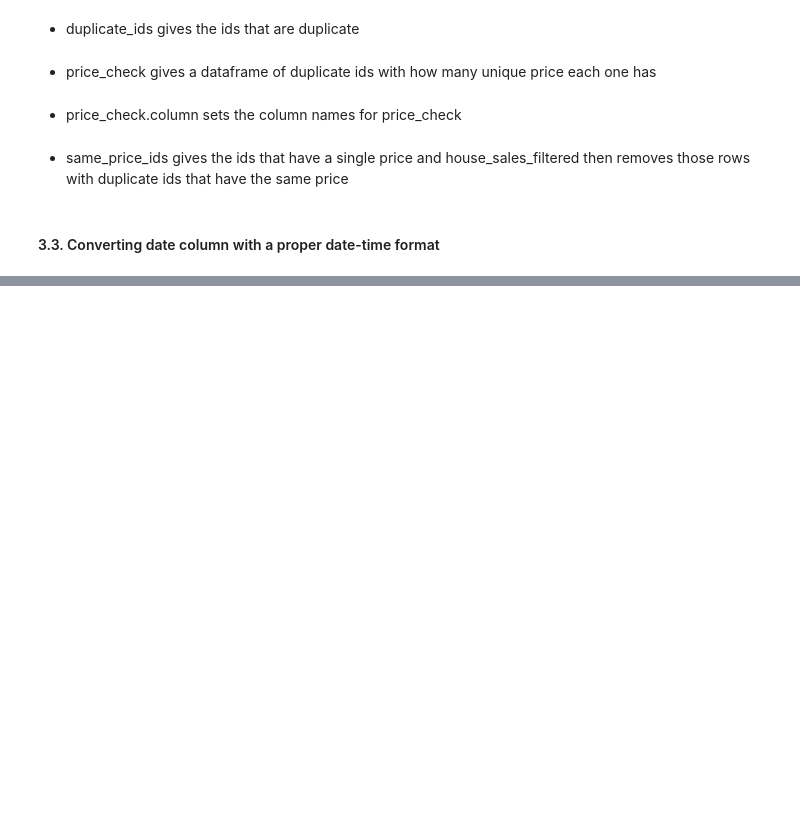
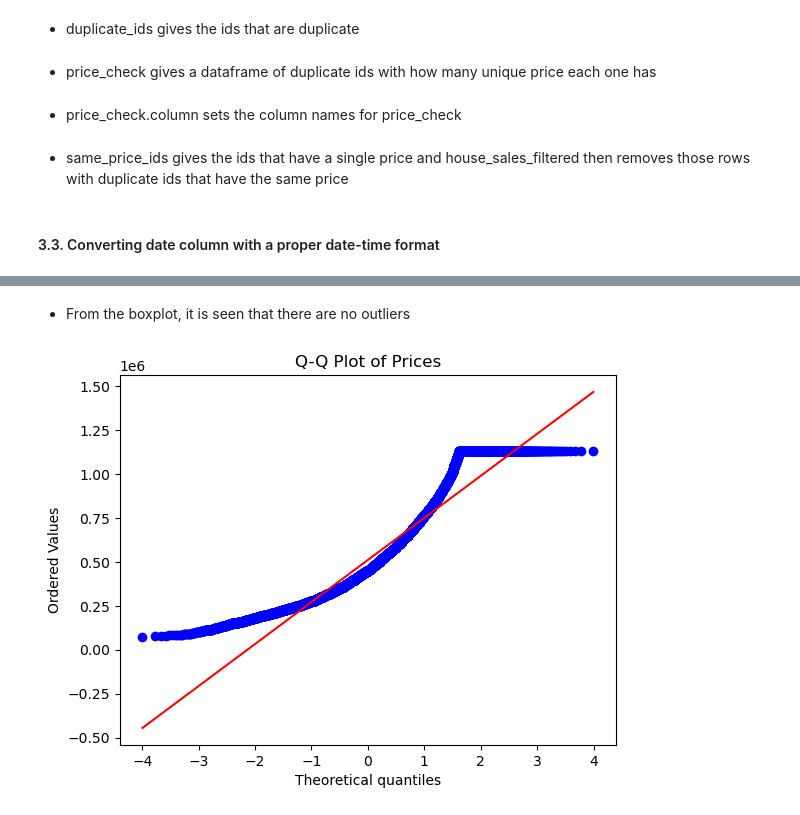
Before and after one commit to nushra88/second_screening, a Jupyter notebook: first_screening.ipynb, the cells around one changed output, grey strips where cells are left out. Cells and saved outputs as stored; diff of their text form; code cells hidden in the pictures; blank space fills up the shorter version.

```diff
--- a/first_screening.ipynb
+++ b/first_screening.ipynb
@@ -178,0 +389,10 @@ Name: date, dtype: object
+# %% [markdown]
+- From the boxplot, it is seen that there are no outliers
+# %%
+import scipy.stats as stats
+
+stats.probplot(house_sales_clipped['price'], dist="norm", plot=plt)
+plt.title("Q-Q Plot of Prices")
+plt.show()
+# %% [output]
+[figure, added]
```
Also changed, not shown: parts of 92 cells of this notebook.
